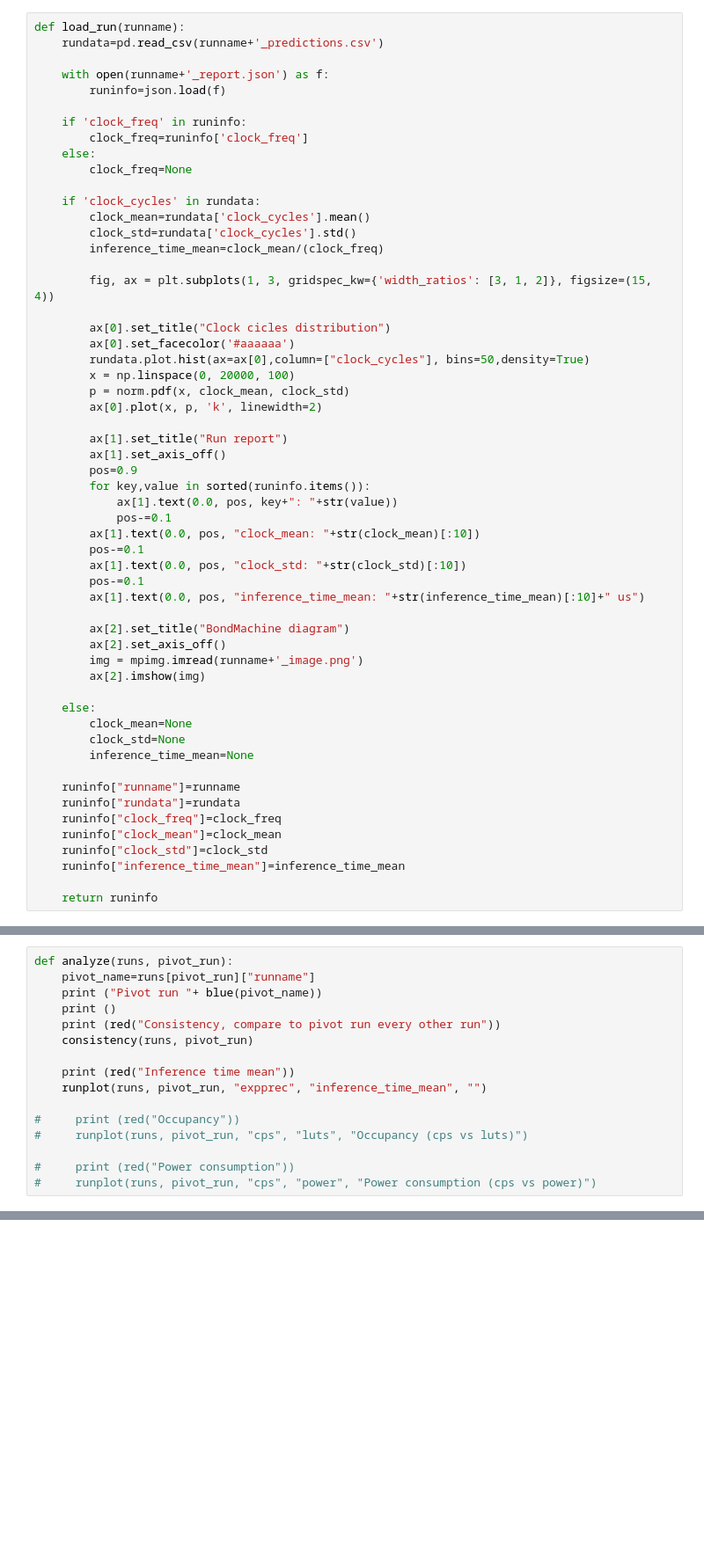
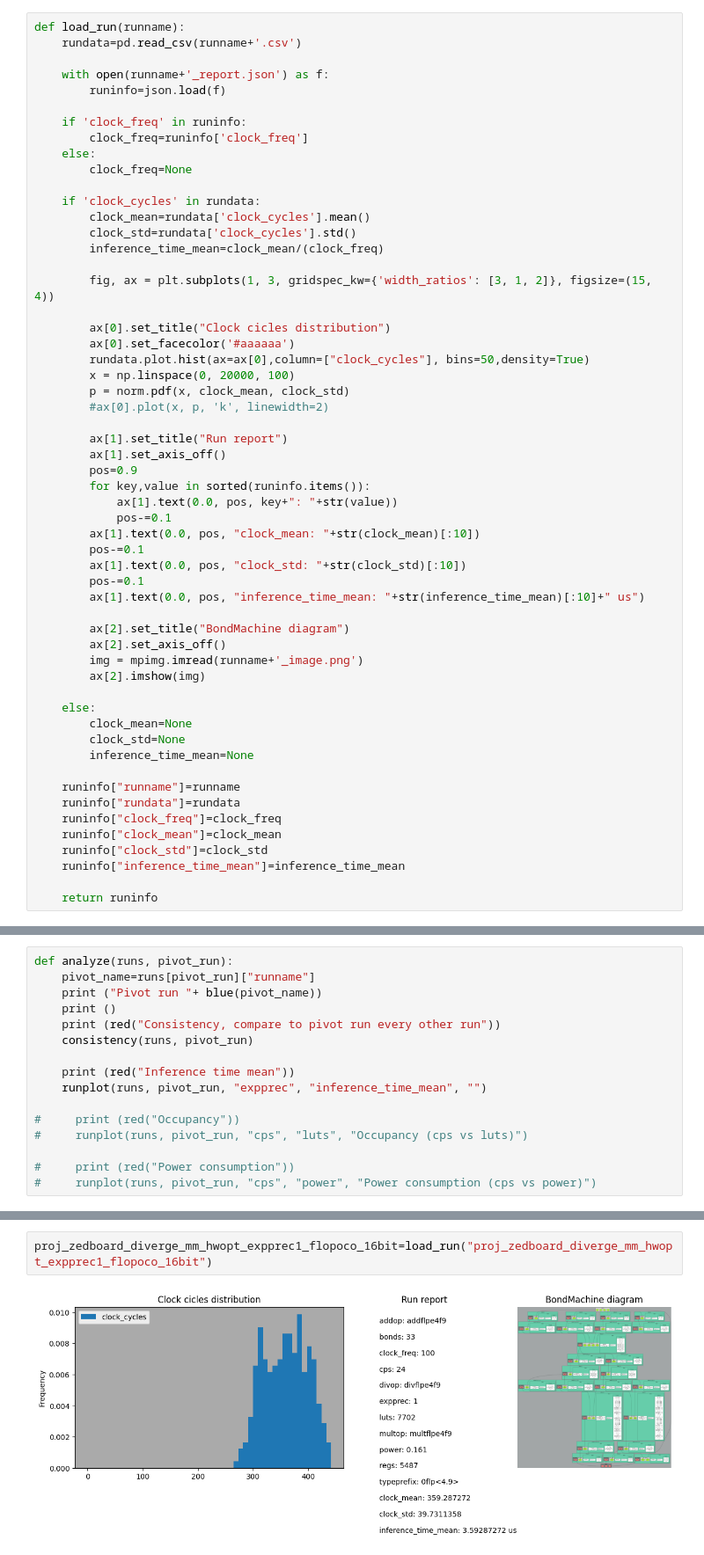
Before and after one commit to BondMachineHQ/bmexamples, a Jupyter notebook: analysis/zedboard_banknote_diverge/analysis_16bit.ipynb, the cells around one changed output, grey strips where cells are left out. Shown at 88% size. Cells and saved outputs as stored; diff of their text form; blank space fills up the shorter version.

```diff
--- a/analysis/zedboard_banknote_diverge/analysis_16bit.ipynb
+++ b/analysis/zedboard_banknote_diverge/analysis_16bit.ipynb
@@ -36,7 +54,7 @@ def yellow(text):
     return colors.YELLOW+text+colors.BLACK
 # %%
 def load_run(runname):
-    rundata=pd.read_csv(runname+'_predictions.csv')
+    rundata=pd.read_csv(runname+'.csv')
 
     with open(runname+'_report.json') as f:
         runinfo=json.load(f)
@@ -58,7 +76,7 @@ def load_run(runname):
         rundata.plot.hist(ax=ax[0],column=["clock_cycles"], bins=50,density=True)
         x = np.linspace(0, 20000, 100)
         p = norm.pdf(x, clock_mean, clock_std)
-        ax[0].plot(x, p, 'k', linewidth=2)
+        #ax[0].plot(x, p, 'k', linewidth=2)
 
         ax[1].set_title("Run report")
         ax[1].set_axis_off()
@@ -169,2 +193,6 @@ expanded=load_run("expanded")
+# %%
+proj_zedboard_diverge_mm_hwopt_expprec1_flopoco_16bit=load_run("proj_zedboard_diverge_mm_hwopt_expprec1_flopoco_16bit")
+# %% [output]
+[figure, added]
 # %%
 proj_zedboard_diverge_mm_hwopt_expprec2_flopoco_16bit=load_run("proj_zedboard_diverge_mm_hwopt_expprec2_flopoco_16bit")
```
Also changed, not shown: parts of 13 cells of this notebook, 43 other files.
